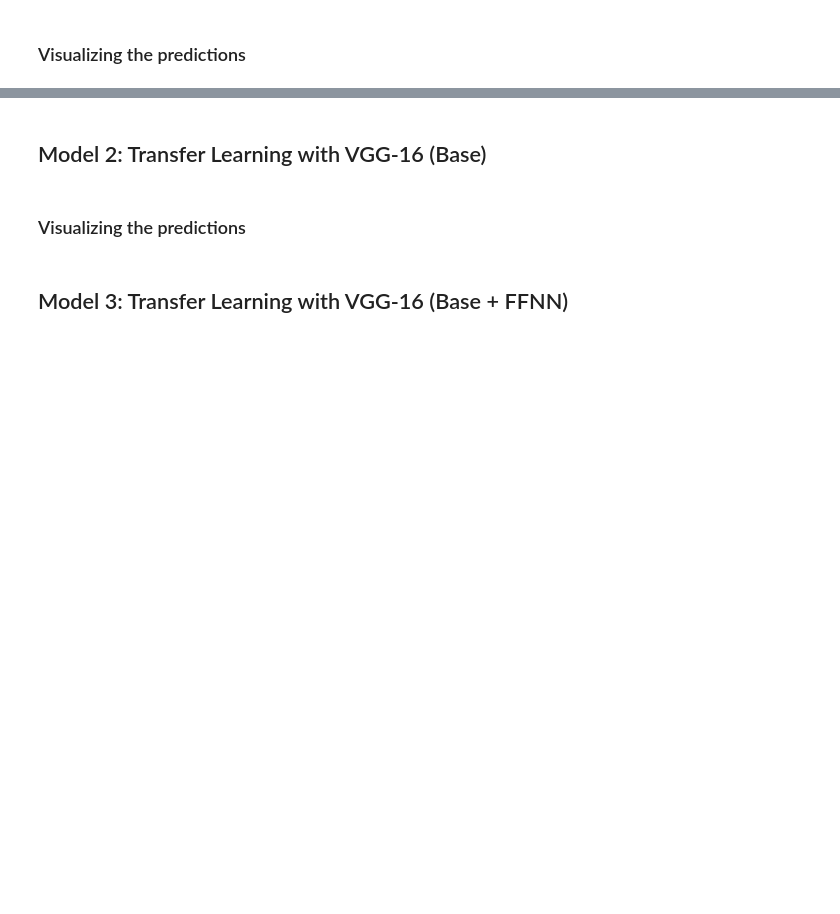
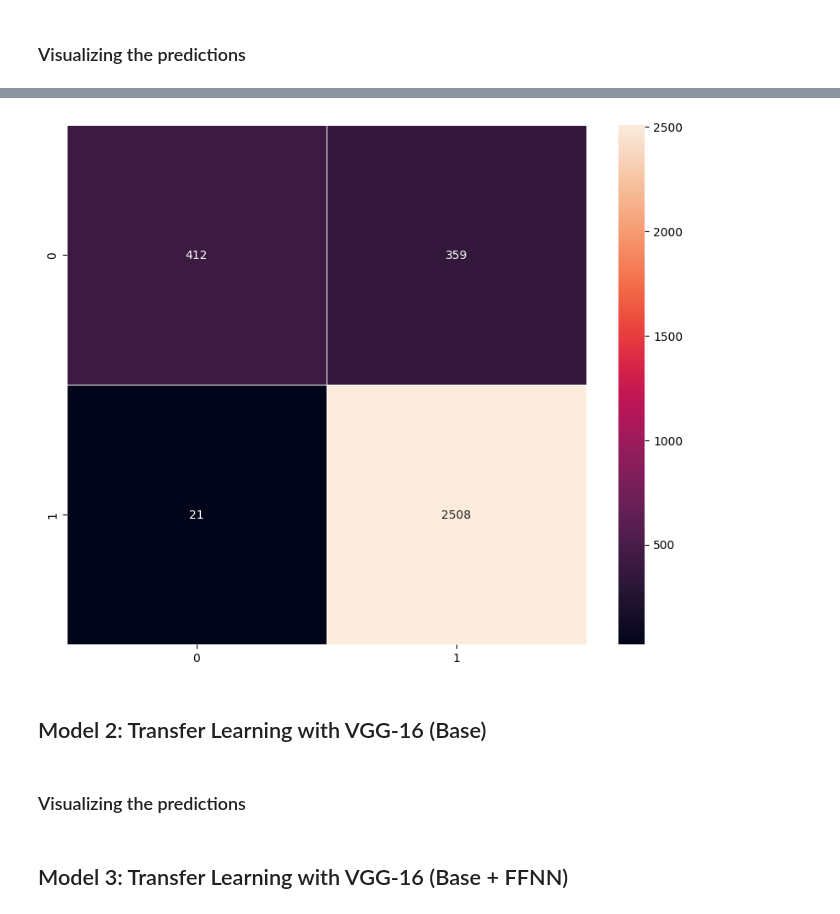
Before and after one commit to samdandy/ai-ml-course-proj-6, a Jupyter notebook: HelmNet_Full_Code.ipynb, the cells around one changed output, grey strips where cells are left out. Drawn from its saved outputs; the diff is of its cells as text; code cells hidden in the pictures; blank space fills up the shorter version.

```diff
--- a/HelmNet_Full_Code.ipynb
+++ b/HelmNet_Full_Code.ipynb
@@ -384,0 +410,3 @@ KeyboardInterrupt:
+# %%
+plot_confusion_matrix(model_1,X_train_normalized,y_train)
+# %% [output]
@@ -385,3 +414,4 @@ KeyboardInterrupt:
+[figure, added]
 # %% [markdown]
 ## Model 2: Transfer Learning with VGG-16 (Base)
 # %% [markdown]
```
Also changed, not shown: parts of 8 cells of this notebook.
